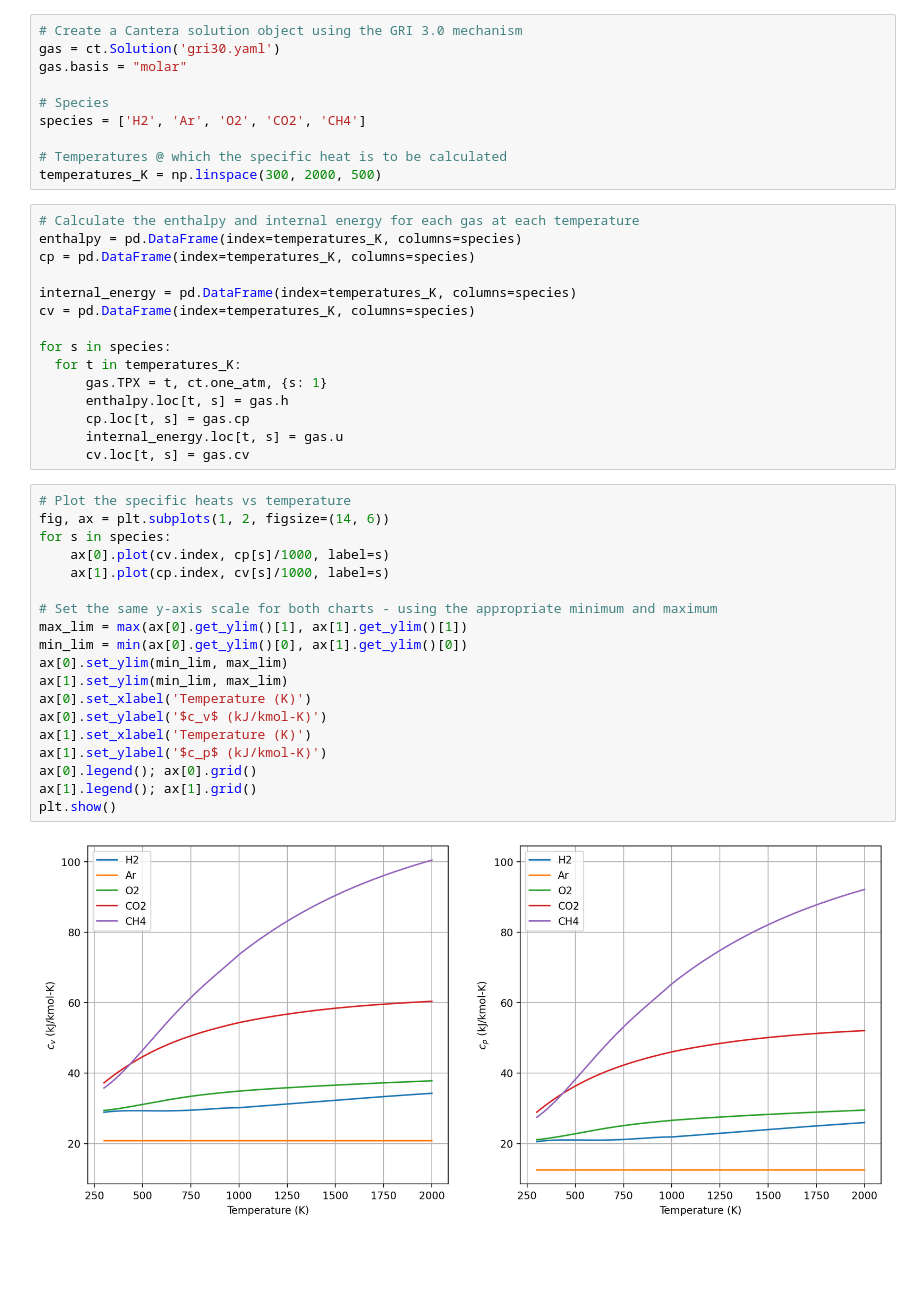
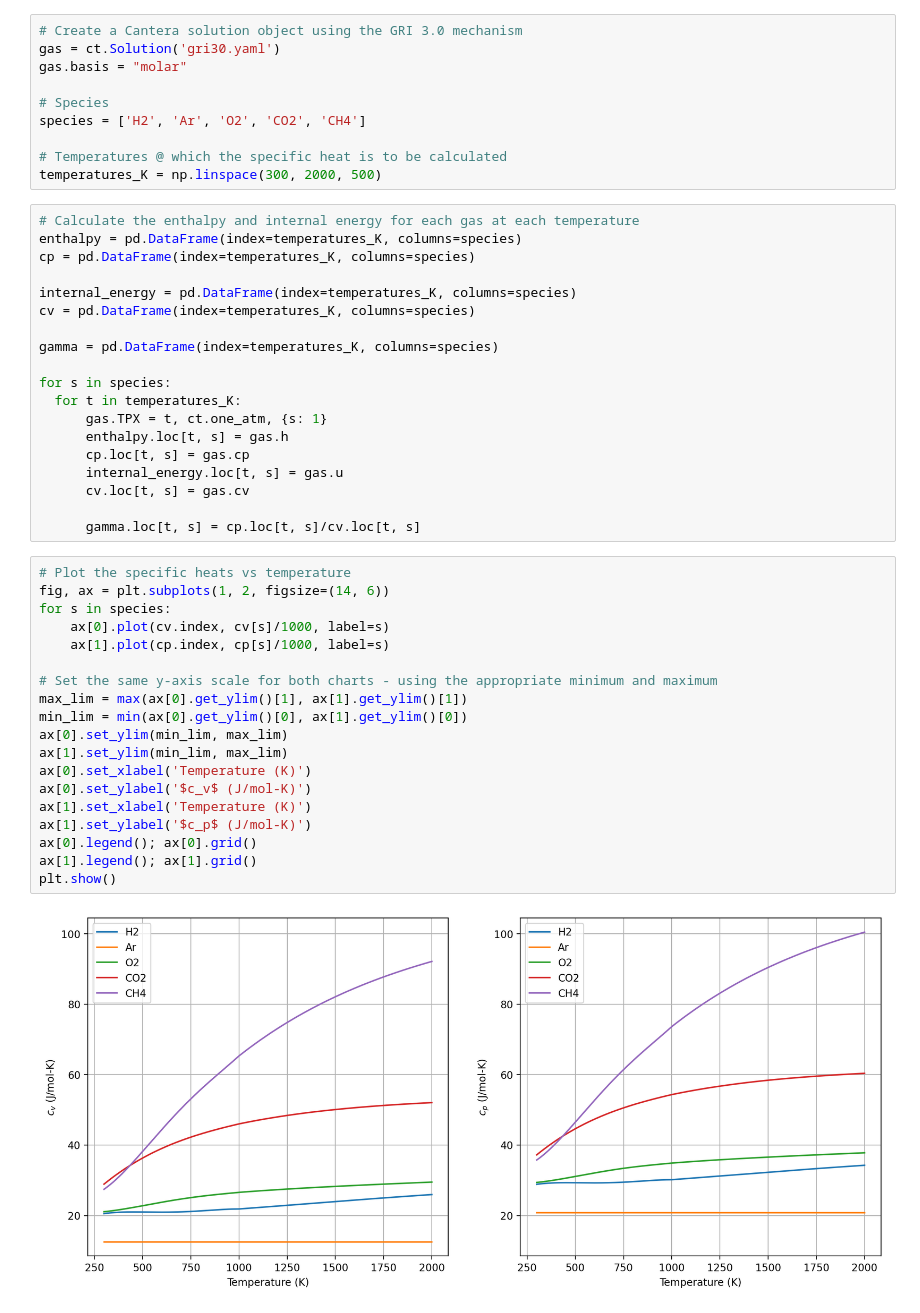
Before and after one commit to davetew/Modern-Aerospace-Propulsion, a Jupyter notebook: Thermodynamics_of_Gases.ipynb, the cells around one changed output. Saved outputs shown, nothing was run; the diff lists cells and outputs as text; blank space fills up the shorter version.

```diff
--- a/Thermodynamics_of_Gases.ipynb
+++ b/Thermodynamics_of_Gases.ipynb
@@ -35,6 +35,8 @@ cp = pd.DataFrame(index=temperatures_K, columns=species)
 internal_energy = pd.DataFrame(index=temperatures_K, columns=species)
 cv = pd.DataFrame(index=temperatures_K, columns=species)
 
+gamma = pd.DataFrame(index=temperatures_K, columns=species)
+
 for s in species:
   for t in temperatures_K:
       gas.TPX = t, ct.one_atm, {s: 1}
@@ -42,24 +44,26 @@ for s in species:
       cp.loc[t, s] = gas.cp
       internal_energy.loc[t, s] = gas.u
       cv.loc[t, s] = gas.cv
+
+      gamma.loc[t, s] = cp.loc[t, s]/cv.loc[t, s]
 # %%
 # Plot the specific heats vs temperature
 fig, ax = plt.subplots(1, 2, figsize=(14, 6))
 for s in species:
-    ax[0].plot(cv.index, cp[s]/1000, label=s)
-    ax[1].plot(cp.index, cv[s]/1000, label=s)
+    ax[0].plot(cv.index, cv[s]/1000, label=s)
+    ax[1].plot(cp.index, cp[s]/1000, label=s)
 
 # Set the same y-axis scale for both charts - using the appropriate minimum and maximum
 max_lim = max(ax[0].get_ylim()[1], ax[1].get_ylim()[1])
 min_lim = min(ax[0].get_ylim()[0], ax[1].get_ylim()[0])
 ax[0].set_ylim(min_lim, max_lim)
 ax[1].set_ylim(min_lim, max_lim)
 ax[0].set_xlabel('Temperature (K)')
-ax[0].set_ylabel('$c_v$ (kJ/kmol-K)')
+ax[0].set_ylabel('$c_v$ (J/mol-K)')
 ax[1].set_xlabel('Temperature (K)')
-ax[1].set_ylabel('$c_p$ (kJ/kmol-K)')
+ax[1].set_ylabel('$c_p$ (J/mol-K)')
 ax[0].legend(); ax[0].grid()
 ax[1].legend(); ax[1].grid()
 plt.show()
 # %% [output]
-[figure, old version]
+[figure, new version]
```
Also changed, not shown: parts of 1 cell of this notebook.
